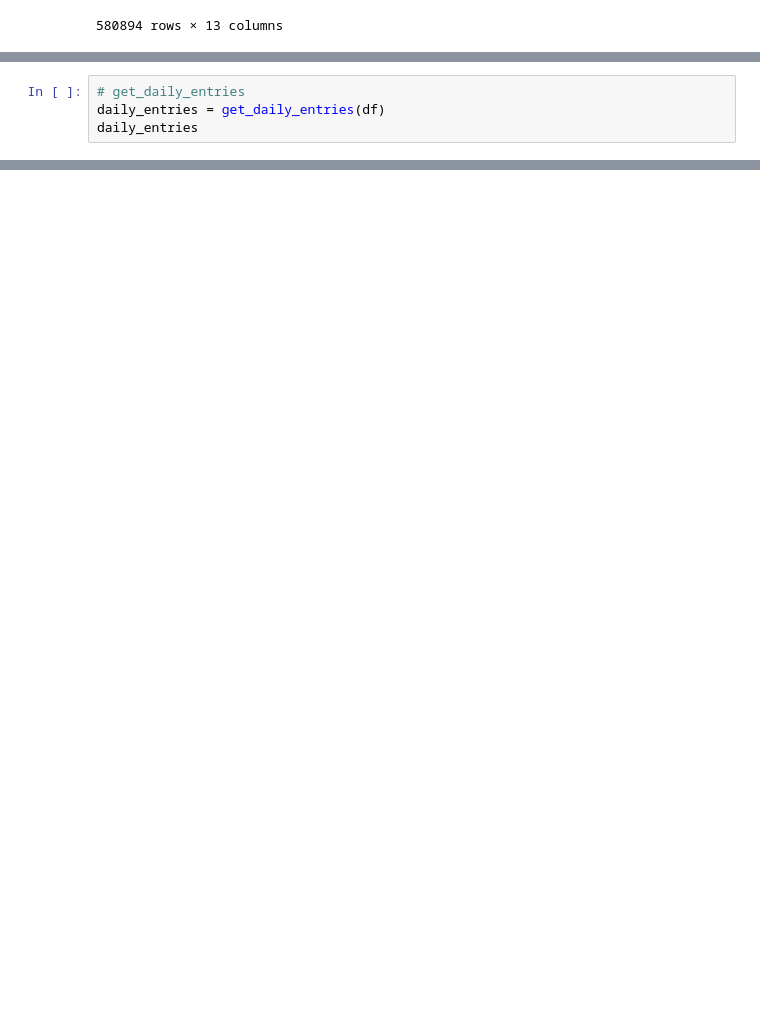
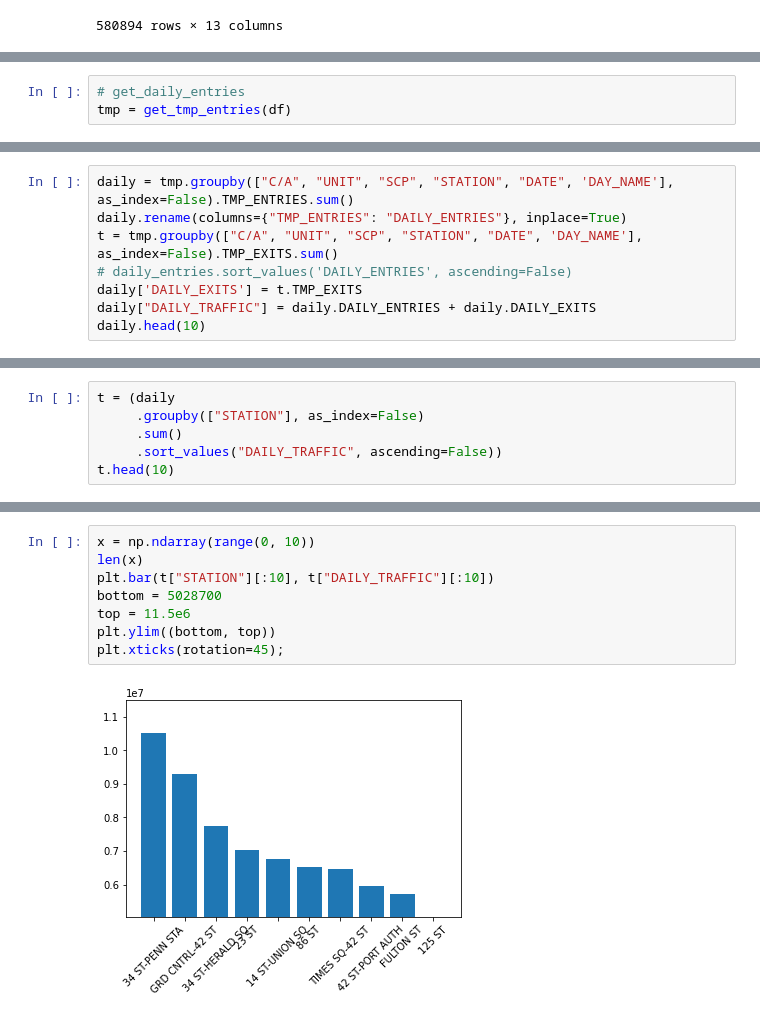
Before and after one commit to weizhao-BME/metis-project1, a Jupyter notebook: fresh_start_wei.ipynb, the cells around one changed output, grey strips where cells are left out. Cells and saved outputs as stored; diff of their text form; blank space fills up the shorter version.

Commit message:
clean.py count exits ipynb with a fig

```diff
--- a/fresh_start_wei.ipynb
+++ b/fresh_start_wei.ipynb
@@ -22,4 +49,3 @@ df
 # %%
 # get_daily_entries
-daily_entries = get_daily_entries(df)
-daily_entries
+tmp = get_tmp_entries(df)
@@ -39,0 +66,8 @@ daily_entries
+# %%
+daily = tmp.groupby(["C/A", "UNIT", "SCP", "STATION", "DATE", 'DAY_NAME'], as_index=False).TMP_ENTRIES.sum()
+daily.rename(columns={"TMP_ENTRIES": "DAILY_ENTRIES"}, inplace=True)
+t = tmp.groupby(["C/A", "UNIT", "SCP", "STATION", "DATE", 'DAY_NAME'], as_index=False).TMP_EXITS.sum()
+# daily_entries.sort_values('DAILY_ENTRIES', ascending=False)
+daily['DAILY_EXITS'] = t.TMP_EXITS
+daily["DAILY_TRAFFIC"] = daily.DAILY_ENTRIES + daily.DAILY_EXITS
+daily.head(10)
@@ -39,0 +88,6 @@ daily_entries
+# %%
+t = (daily
+     .groupby(["STATION"], as_index=False)
+     .sum()
+     .sort_values("DAILY_TRAFFIC", ascending=False))
+t.head(10)
@@ -39,0 +106,10 @@ daily_entries
+# %%
+x = np.ndarray(range(0, 10))
+len(x)
+plt.bar(t["STATION"][:10], t["DAILY_TRAFFIC"][:10])
+bottom = 5028700
+top = 11.5e6
+plt.ylim((bottom, top))
+plt.xticks(rotation=45);
+# %% [output]
+[figure, added]
```
Also changed, not shown: parts of 14 cells of this notebook, 1 other file.
